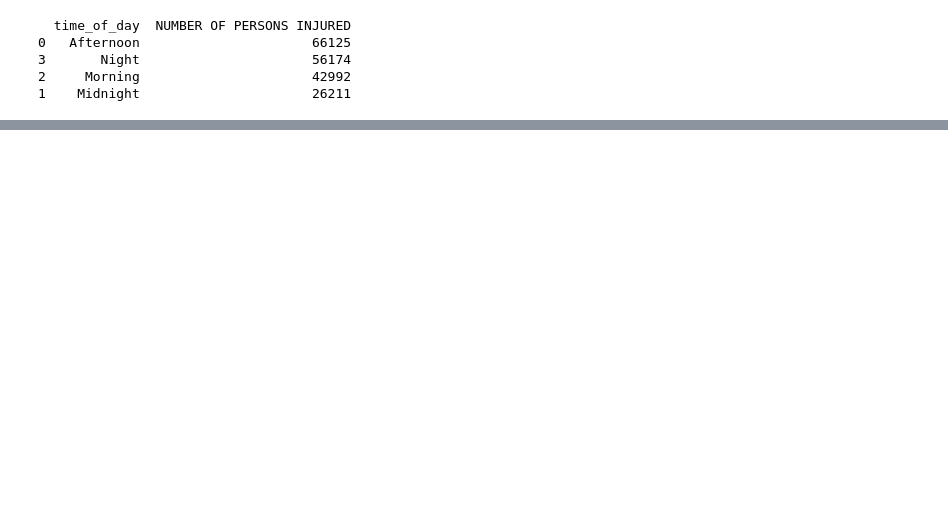
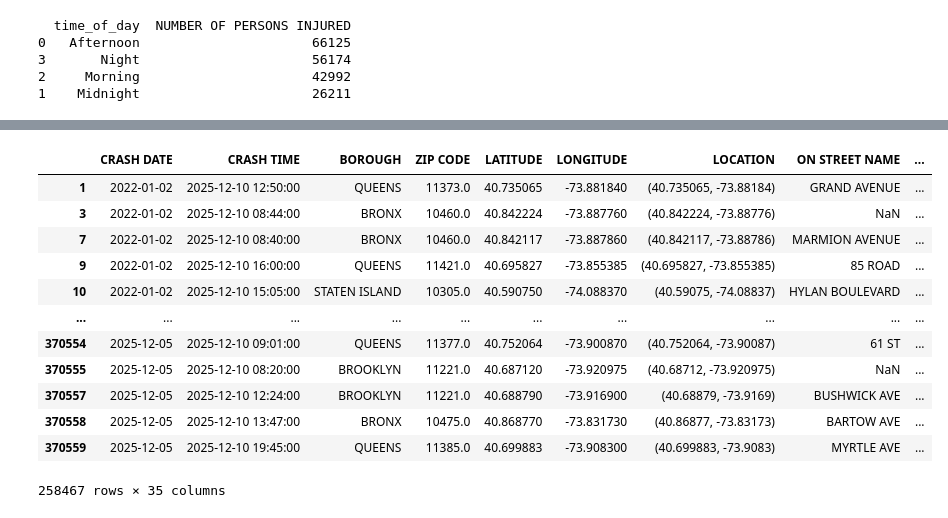
Before and after one commit to ayemaqu/Mod6_Project, a Jupyter notebook: notebooks/clean_data.ipynb, the cells around one changed output, grey strips where cells are left out. Drawn from its saved outputs; the diff is of its cells as text; code cells hidden in the pictures; blank space fills up the shorter version.

```diff
--- a/notebooks/clean_data.ipynb
+++ b/notebooks/clean_data.ipynb
@@ -109,3 +99,23 @@ fig = px.scatter(
 )
 fig.update_layout(xaxis_title="Hour of Day (0–23)")
 fig.show()
+# %%
+# Define Features
+features = ["BOROUGH", "hour", "weekday"]
+# Keep only rows with required fields
+df = df.dropna(subset=features)
+df
+# %% [output]
+|  | CRASH DATE | CRASH TIME | BOROUGH | ZIP CODE | LATITUDE | LONGITUDE | LOCATION | ON STREET NAME | ... |
+| 1 | 2022-01-02 | 2025-12-10 12:50:00 | QUEENS | 11373.0 | 40.735065 | -73.881840 | (40.735065, -73.88184) | GRAND AVENUE | ... |
+| 3 | 2022-01-02 | 2025-12-10 08:44:00 | BRONX | 10460.0 | 40.842224 | -73.887760 | (40.842224, -73.88776) | NaN | ... |
+| 7 | 2022-01-02 | 2025-12-10 08:40:00 | BRONX | 10460.0 | 40.842117 | -73.887860 | (40.842117, -73.88786) | MARMION AVENUE | ... |
+| 9 | 2022-01-02 | 2025-12-10 16:00:00 | QUEENS | 11421.0 | 40.695827 | -73.855385 | (40.695827, -73.855385) | 85 ROAD | ... |
+| 10 | 2022-01-02 | 2025-12-10 15:05:00 | STATEN ISLAND | 10305.0 | 40.590750 | -74.088370 | (40.59075, -74.08837) | HYLAN BOULEVARD | ... |
+| ... | ... | ... | ... | ... | ... | ... | ... | ... | ... |
+| 370554 | 2025-12-05 | 2025-12-10 09:01:00 | QUEENS | 11377.0 | 40.752064 | -73.900870 | (40.752064, -73.90087) | 61 ST | ... |
+| 370555 | 2025-12-05 | 2025-12-10 08:20:00 | BROOKLYN | 11221.0 | 40.687120 | -73.920975 | (40.68712, -73.920975) | NaN | ... |
+| 370557 | 2025-12-05 | 2025-12-10 12:24:00 | BROOKLYN | 11221.0 | 40.688790 | -73.916900 | (40.68879, -73.9169) | BUSHWICK AVE | ... |
+| 370558 | 2025-12-05 | 2025-12-10 13:47:00 | BRONX | 10475.0 | 40.868770 | -73.831730 | (40.86877, -73.83173) | BARTOW AVE | ... |
+| 370559 | 2025-12-05 | 2025-12-10 19:45:00 | QUEENS | 11385.0 | 40.699883 | -73.908300 | (40.699883, -73.9083) | MYRTLE AVE | ... |
+258467 rows × 35 columns
```
Also changed, not shown: parts of 6 cells of this notebook, 7 other files.
